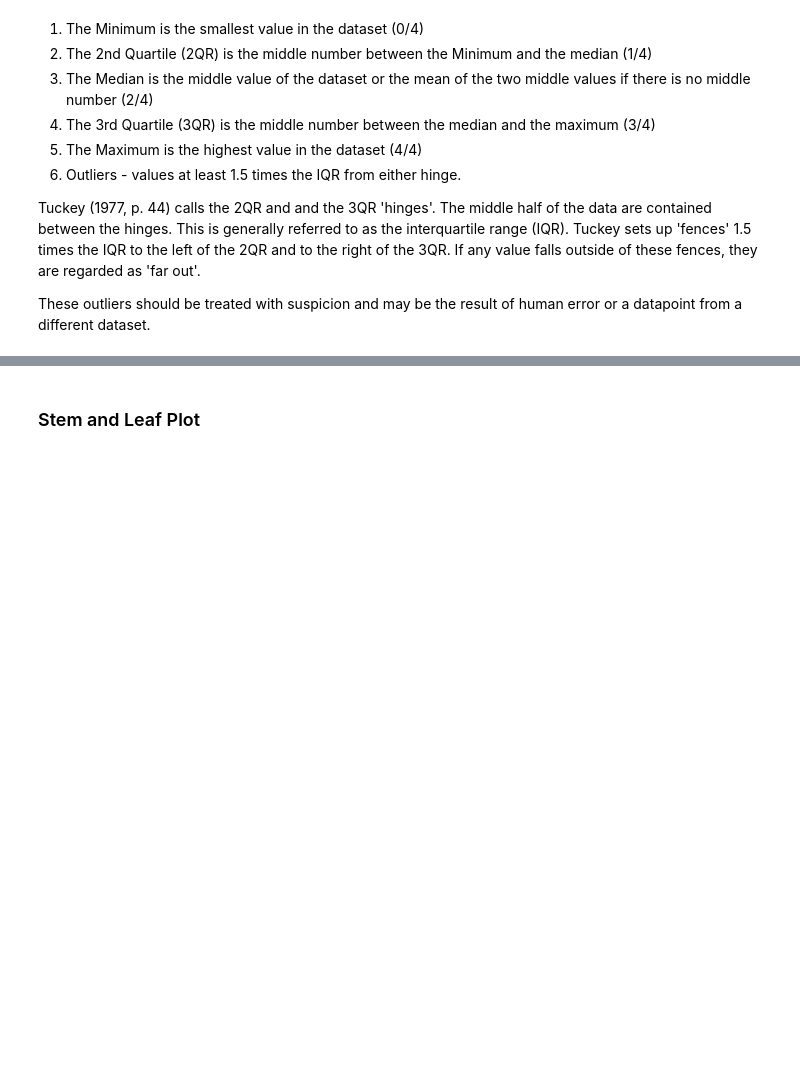
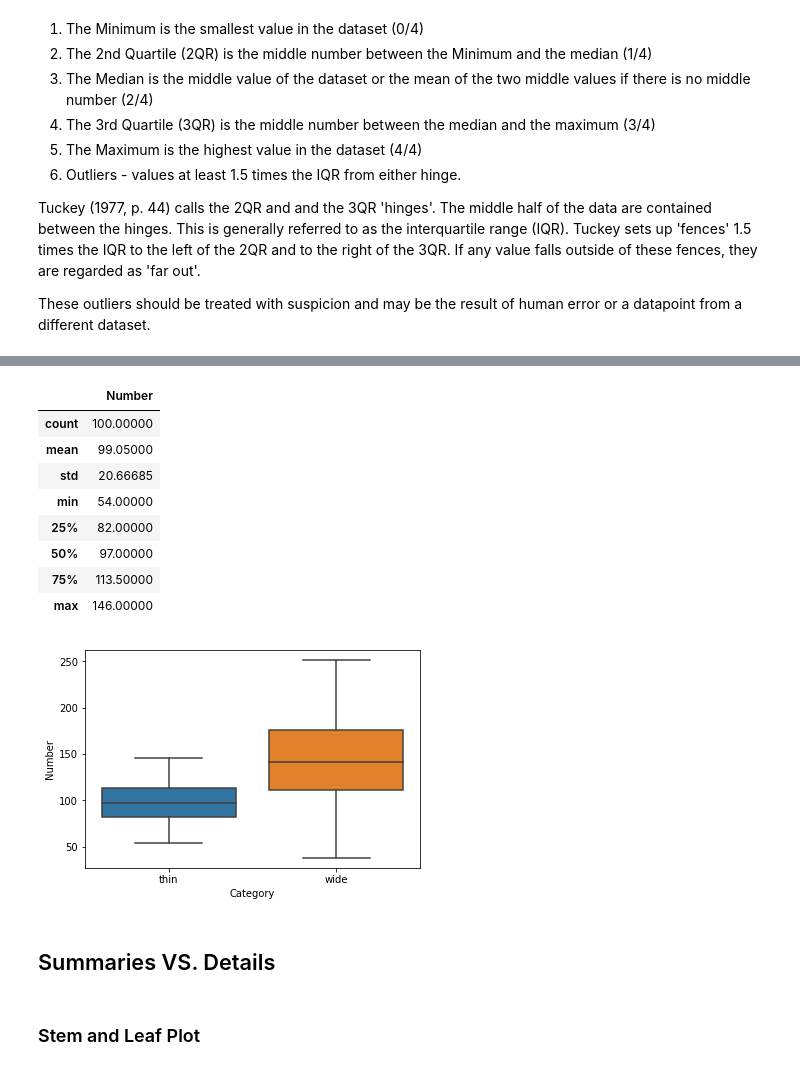
Before and after one commit to dermotkel/fundamentals-project, a Jupyter notebook: Fundamentals - Project.ipynb, the cells around one changed output, grey strips where cells are left out. Saved outputs shown, nothing was run; the diff lists cells and outputs as text; code cells hidden in the pictures; blank space fills up the shorter version.

```diff
--- a/Fundamentals - Project.ipynb
+++ b/Fundamentals - Project.ipynb
@@ -68,2 +76,58 @@ We must summarise the most representative or frequently occurring characteristic
+# %%
+th = np.random.normal(100, 20, size=499)
+thin = []
+for i in th:
+ y = np.rint(i)
+ thin.append(y)
+
+wi = np.random.normal(150, 50, size=500)
+wide = []
+for i in wi:
+ y = np.rint(i)
+ wide.append(y)
+
+thin.append(np.rint(np.percentile(thin, 75) + (50 + (stats.iqr(thin))*1.5)))
+# %%
+thin_cat = []
+for i in range(100):
+    thin_cat.append('thin')
+
+thin_cat = pd.DataFrame(thin_cat, dtype="category")
+thin_cat.columns = ['Category']
+
+thin = pd.DataFrame(thin)
+thin.columns = ['Number']
+
+thin = thin_cat.join(thin)
+
+wide_cat = []
+for i in range(100):
+    wide_cat.append('wide')
+
+wide_cat = pd.DataFrame(wide_cat, dtype="category")
+wide_cat.columns = ['Category']
+
+wide = pd.DataFrame(wide)
+wide.columns = ['Number']
+
+wide = wide_cat.join(wide)
+
+
+thin_wide = pd.concat([thin, wide])
+# %%
+sns.boxplot(data=thin_wide,x="Category",y='Number')
+# %% [output]
+|  | Number |
+| count | 100.00000 |
+| mean | 99.05000 |
+| std | 20.66685 |
+| min | 54.00000 |
+| 25% | 82.00000 |
+| 50% | 97.00000 |
+| 75% | 113.50000 |
+| max | 146.00000 |
+[figure, added]
+# %% [markdown]
+## Summaries VS. Details
 # %% [markdown]
 ### Stem and Leaf Plot
```
Also changed, not shown: parts of 4 cells of this notebook.
